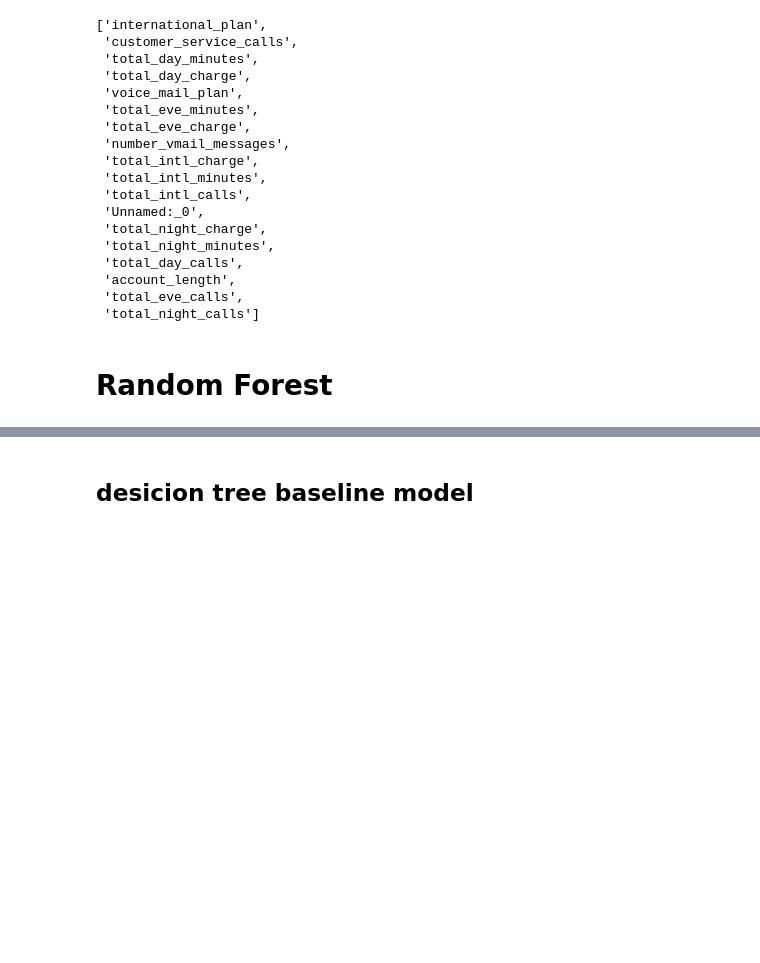
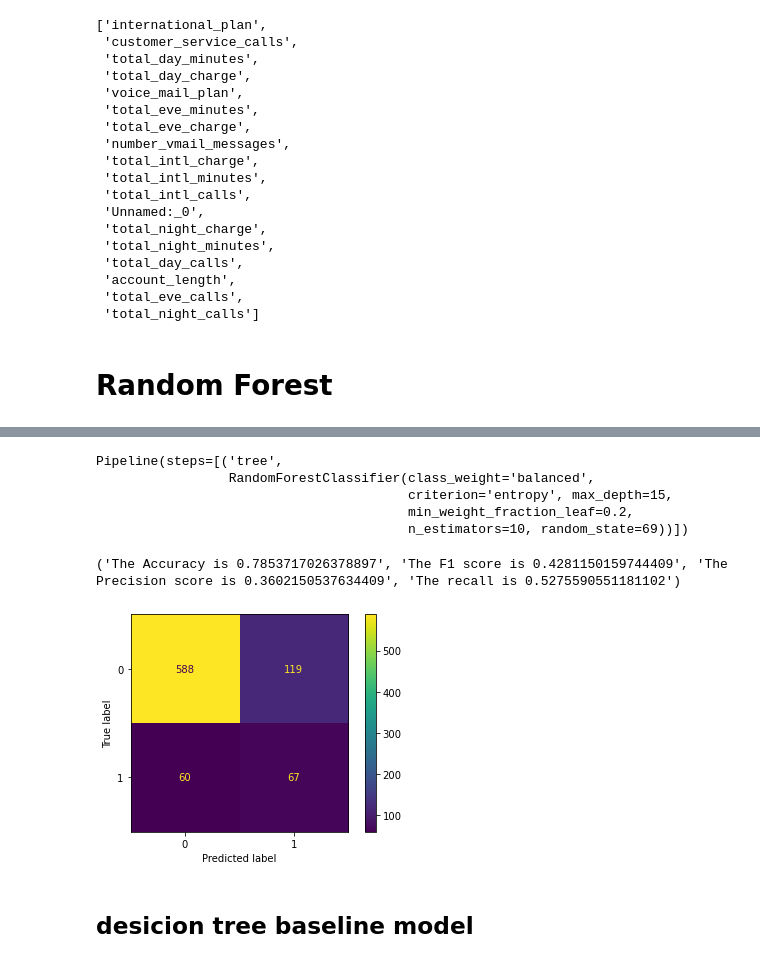
Before and after one commit to Sombrero7/project3, a Jupyter notebook: Data_exploration_and_Model_testing.ipynb, the cells around one changed output, grey strips where cells are left out. Saved outputs shown, nothing was run; the diff lists cells and outputs as text; code cells hidden in the pictures; blank space fills up the shorter version.

```diff
--- a/Data_exploration_and_Model_testing.ipynb
+++ b/Data_exploration_and_Model_testing.ipynb
@@ -380,3 +451,33 @@ ValueError: Found input variables with inconsistent numbers of samples: [834, 24
+# %%
+gridsearch.best_estimator_
+# %% [output]
+Pipeline(steps=[('tree',
+                 RandomForestClassifier(class_weight='balanced',
+                                        criterion='entropy', max_depth=15,
+                                        min_weight_fraction_leaf=0.2,
+                                        n_estimators=10, random_state=69))])
+# %%
+best_forest = RandomForestClassifier(class_weight='balanced',
+                                     criterion='entropy', max_depth=15,
+                                     min_weight_fraction_leaf=0.2,
+                                     n_estimators=10, random_state=69)
+y = df['churn']
+X = df.drop('churn', axis =1)
+X_train, X_test, y_train, y_test = train_test_split(X,y,random_state=69)
+best_forest.fit(X_train, y_train)
+forest_preds = best_forest.predict(X_test)
+print(scores(y_test, forest_preds))
+cm = confusion_matrix(y_test, forest_preds, labels=ideal_tree.classes_)
+disp = ConfusionMatrixDisplay(confusion_matrix=cm,
+                             display_labels=ideal_tree.classes_)
+disp.plot();
+forest_tn = cm[0][0]
+forest_fn = cm[1][0]
+forest_tp = cm[1][1]
+forest_fp = cm[0][1]
+# %% [output]
+('The Accuracy is 0.7853717026378897', 'The F1 score is 0.4281150159744409', 'The Precision score is 0.3602150537634409', 'The recall is 0.5275590551181102')
+[figure, added]
 # %% [markdown]
 ## desicion tree baseline model
 # %%
```
Also changed, not shown: parts of 52 cells of this notebook.
